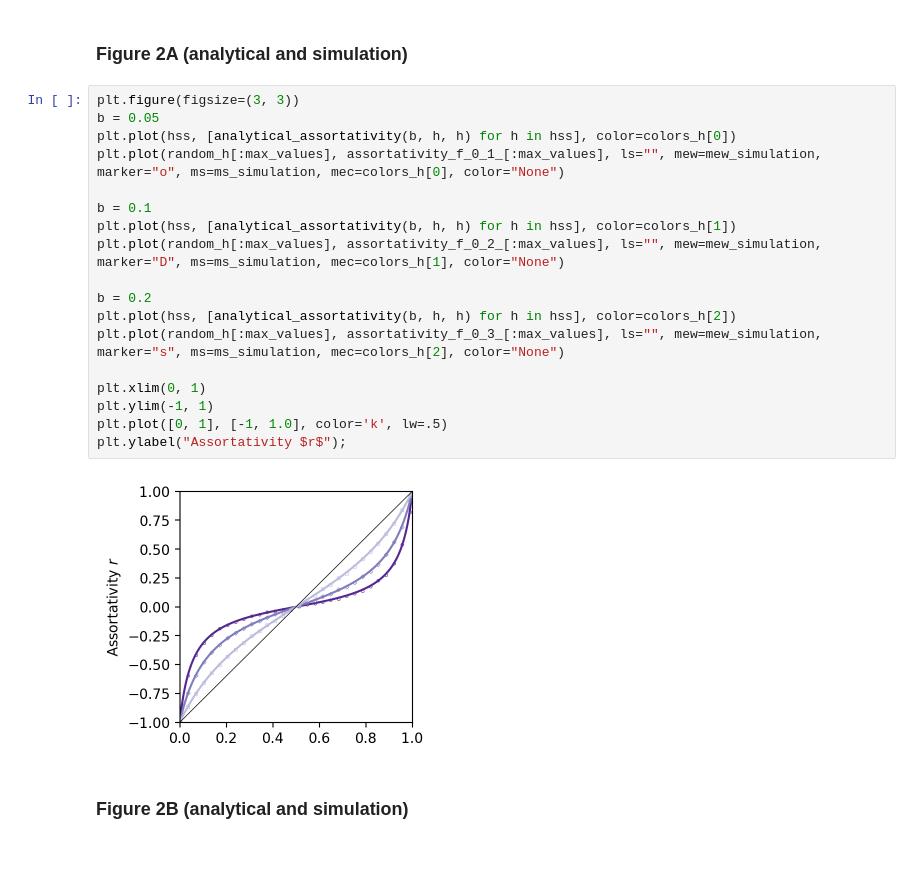
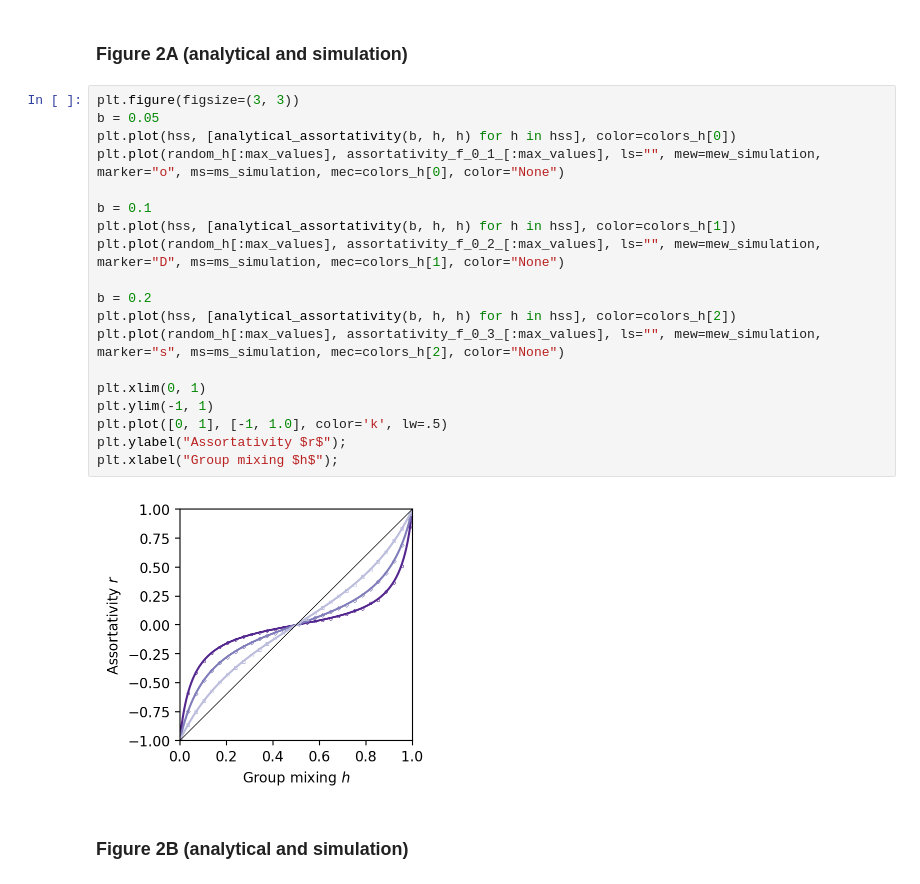
Before and after one commit to macoj/assortativity, a Jupyter notebook: notebooks/01_nominal_assortativity_analysis.ipynb, the cells around one changed output. Drawn from its saved outputs; the diff is of its cells as text; blank space fills up the shorter version.

```diff
--- a/notebooks/01_nominal_assortativity_analysis.ipynb
+++ b/notebooks/01_nominal_assortativity_analysis.ipynb
@@ -206,23 +206,24 @@ colors_f_0 = ['#7f2704','#d94801','#fdae6b']
 # %%
 plt.figure(figsize=(3, 3))
 b = 0.05
 plt.plot(hss, [analytical_assortativity(b, h, h) for h in hss], color=colors_h[0])
 plt.plot(random_h[:max_values], assortativity_f_0_1_[:max_values], ls="", mew=mew_simulation, marker="o", ms=ms_simulation, mec=colors_h[0], color="None")
 
 b = 0.1
 plt.plot(hss, [analytical_assortativity(b, h, h) for h in hss], color=colors_h[1])
 plt.plot(random_h[:max_values], assortativity_f_0_2_[:max_values], ls="", mew=mew_simulation, marker="D", ms=ms_simulation, mec=colors_h[1], color="None")
 
 b = 0.2
 plt.plot(hss, [analytical_assortativity(b, h, h) for h in hss], color=colors_h[2])
 plt.plot(random_h[:max_values], assortativity_f_0_3_[:max_values], ls="", mew=mew_simulation, marker="s", ms=ms_simulation, mec=colors_h[2], color="None")
 
 plt.xlim(0, 1)
 plt.ylim(-1, 1)
 plt.plot([0, 1], [-1, 1.0], color='k', lw=.5)
 plt.ylabel("Assortativity $r$");
+plt.xlabel("Group mixing $h$");
 # %% [output]
-[figure, old version]
+[figure, new version]
 # %% [markdown]
 ### Figure 2B (analytical and simulation)
 # %%
```
Also changed, not shown: parts of 6 cells of this notebook.
